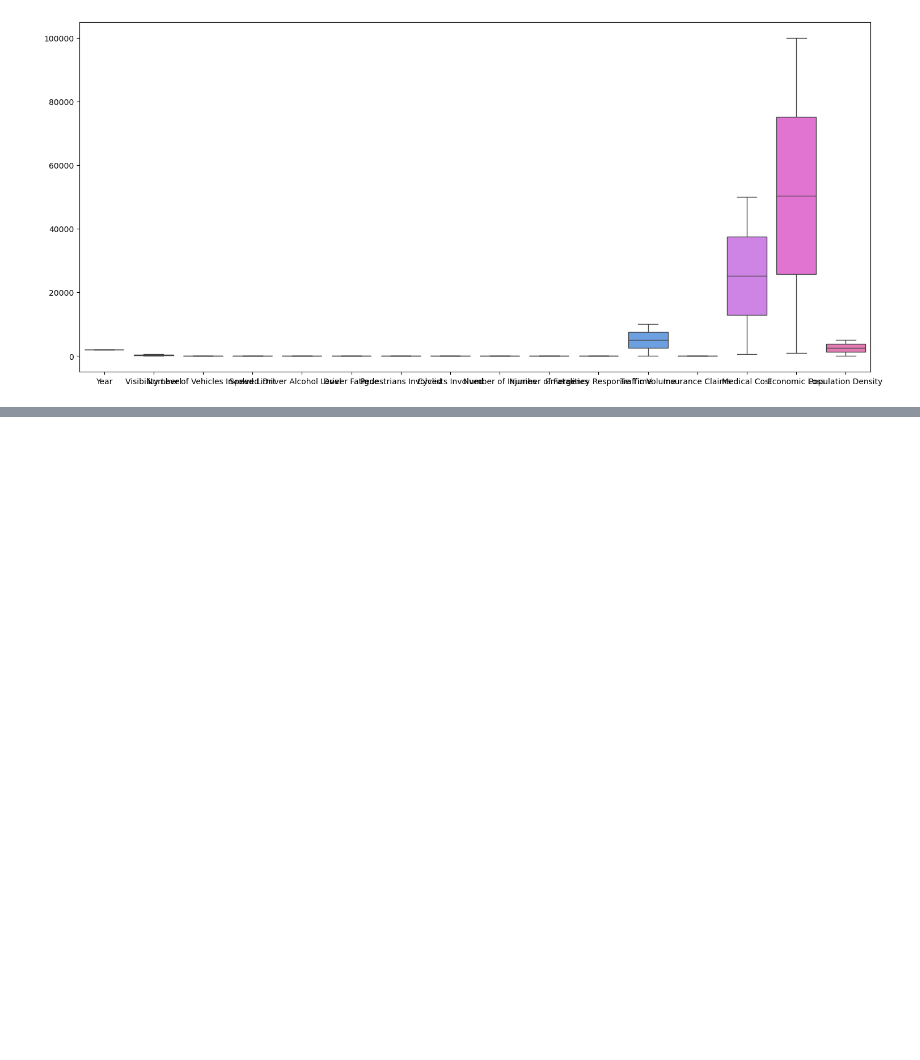
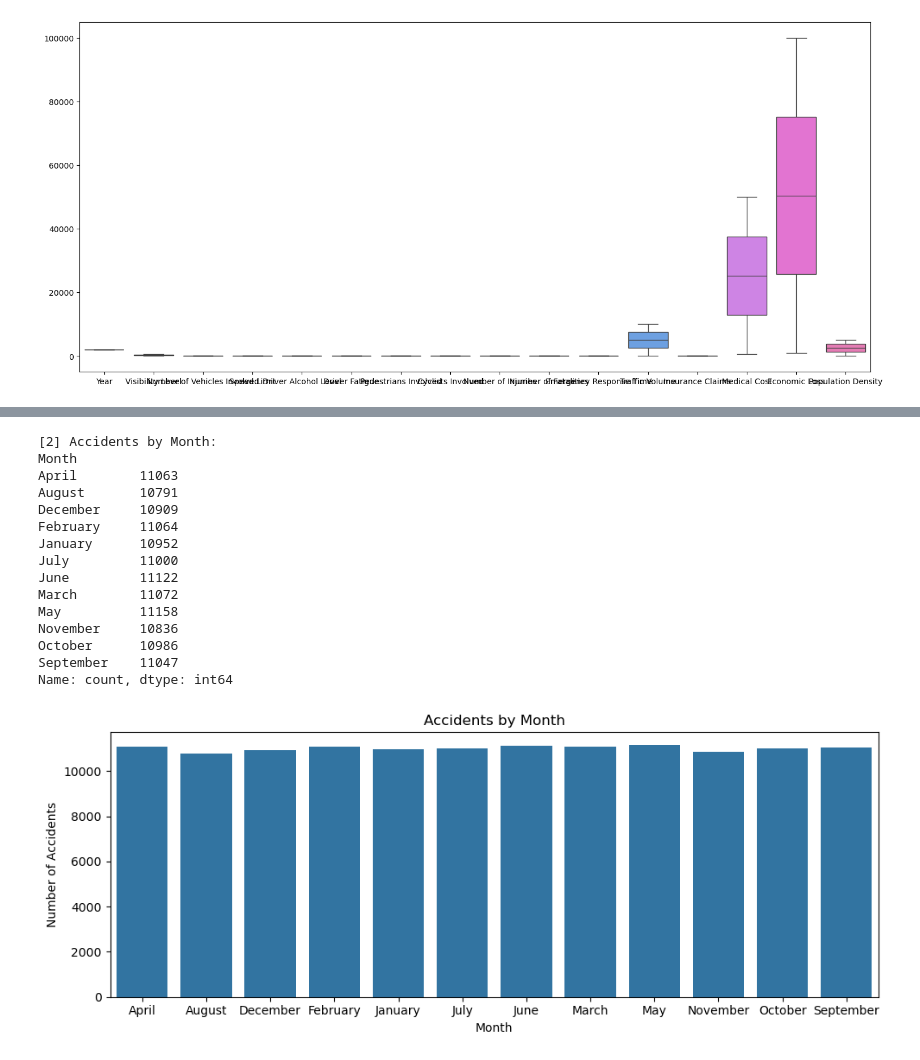
Before and after one commit to Roygautam8852/Global_Road_Accident_Analysis_Using_Python, a Jupyter notebook: global_road_accident_analysis.ipynb, the cells around one changed output, grey strips where cells are left out. Saved outputs shown, nothing was run; the diff lists cells and outputs as text; code cells hidden in the pictures; blank space fills up the shorter version.

```diff
--- a/global_road_accident_analysis.ipynb
+++ b/global_road_accident_analysis.ipynb
@@ -118,0 +152,29 @@ sns.boxplot(df)
+# %%
+month_counts = df["Month"].value_counts().sort_index()
+print("\n[2] Accidents by Month:")
+print(month_counts)
+
+plt.figure(figsize=(10, 4))
+sns.barplot(x=month_counts.index, y=month_counts.values)
+plt.title("Accidents by Month")
+plt.xlabel("Month")
+plt.ylabel("Number of Accidents")
+plt.tight_layout()
+plt.show()
+# %% [output]
+[2] Accidents by Month:
+Month
+April        11063
+August       10791
+December     10909
+February     11064
+January      10952
+July         11000
+June         11122
+March        11072
+May          11158
+November     10836
+October      10986
+September    11047
+Name: count, dtype: int64
+[figure, added]
```
Also changed, not shown: parts of 6 cells of this notebook.
